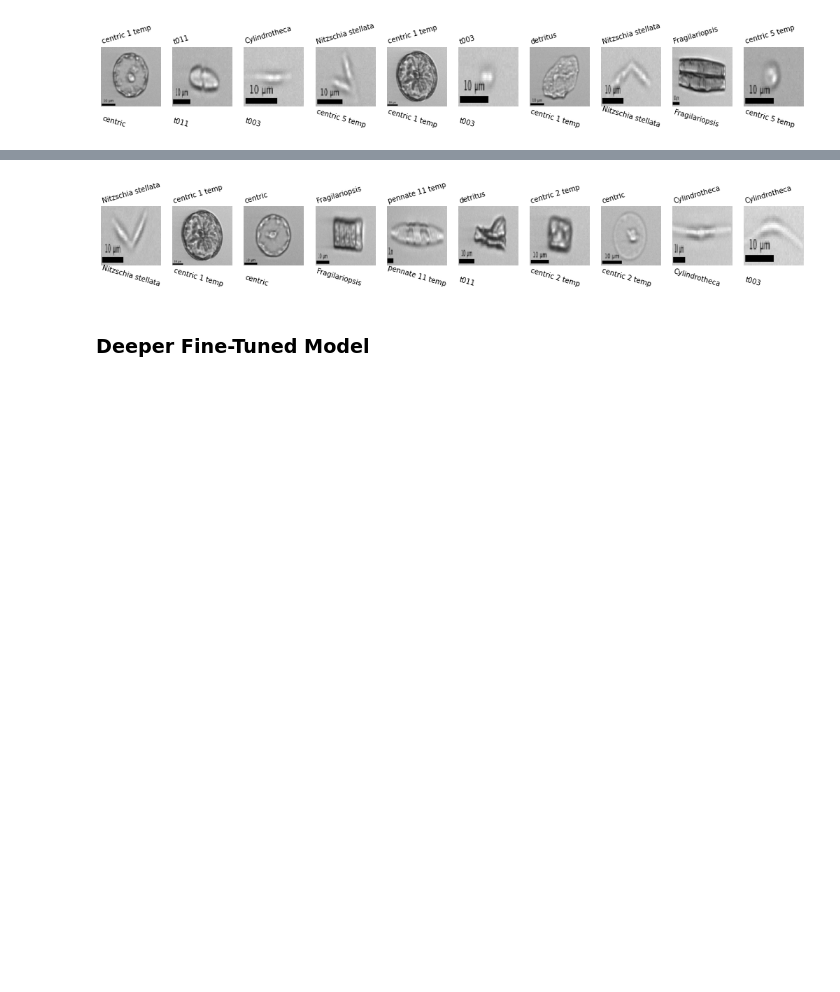
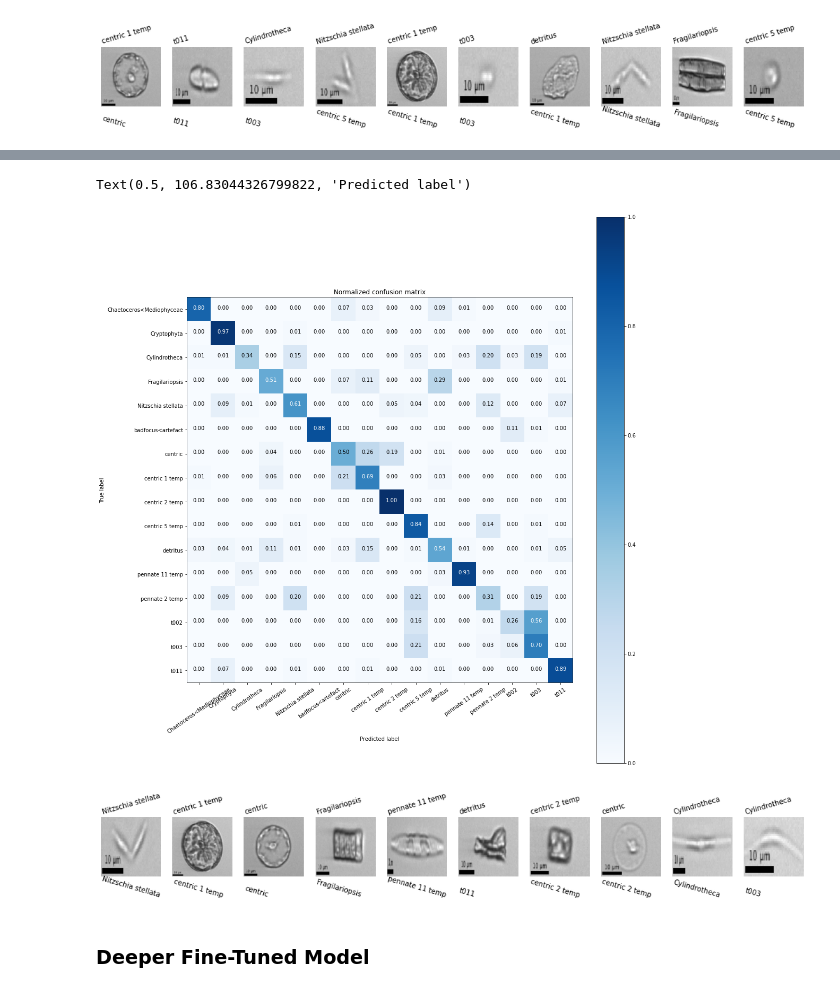
Before and after one commit to patrickcgray/deep_ifcb, a Jupyter notebook: python/Data Exploration.ipynb, the cells around one changed output, grey strips where cells are left out. Cells and saved outputs as stored; diff of their text form; code cells hidden in the pictures; blank space fills up the shorter version.

Commit message:
adding confusion matrix and charts to compare model results

```diff
--- a/python/Data Exploration.ipynb
+++ b/python/Data Exploration.ipynb
@@ -549,3 +558,6 @@ for i in range(0, 10):
 plt.show()
 # %% [output]
 [figure]
+# %%
+predictions = np.argmax(model.predict(X_test), axis=1)
+labs = np.argmax(y_test, axis=1)
@@ -552,3 +583,37 @@ plt.show()
+# %%
+from sklearn.metrics import confusion_matrix
+import itertools
+
+Y_val_pred = predictions
+Y_val_real = labs
+cm = confusion_matrix(Y_val_real, Y_val_pred)
+cm = cm.astype('float') / cm.sum(axis = 1)[:, np.newaxis]
+
+# print(cm)
+plt.figure(figsize=(15,15))
+
+plt.imshow(cm, cmap = 'Blues')
+plt.title('Normalized confusion matrix')
+plt.colorbar()
+tick_marks = np.arange(num_classes)
+plt.xticks(tick_marks, list(class_id_dict), rotation=35)
+plt.yticks(tick_marks, list(class_id_dict))
+
+fmt = '.2f'
+thresh = cm.max() / 2.
+for i, j in itertools.product(range(cm.shape[0]), range(cm.shape[1])):
+    plt.text(j, i, format(cm[i, j], fmt),
+             horizontalalignment="center",
+             color="white" if cm[i, j] > thresh else "black")
+
+plt.tight_layout()
+plt.ylabel('True label')
+plt.xlabel('Predicted label')
+#plt.axis('off')
+#plt.grid(b=None, which='major', axis='both')
+# %% [output]
+Text(0.5, 106.83044326799822, 'Predicted label')
+[figure, added]
 # %%
 # TODO gauge model confidence by the predicted class
 # %%
```
Also changed, not shown: parts of 5 cells of this notebook.
